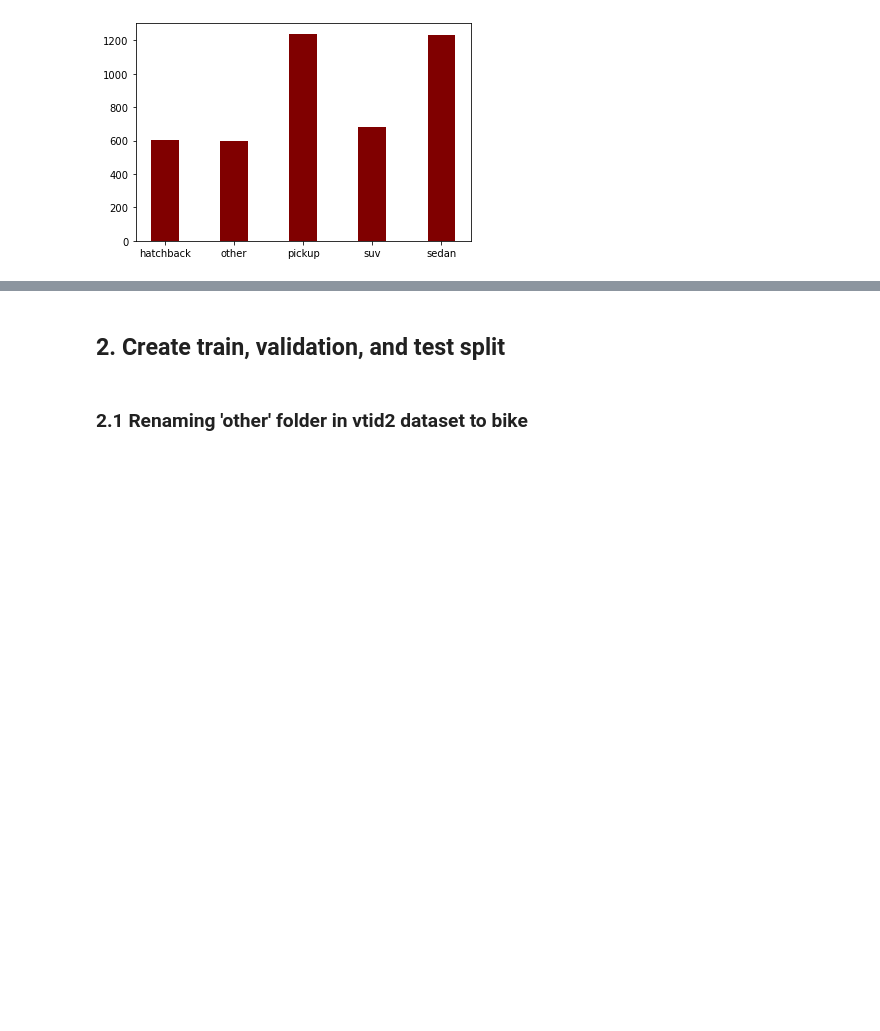
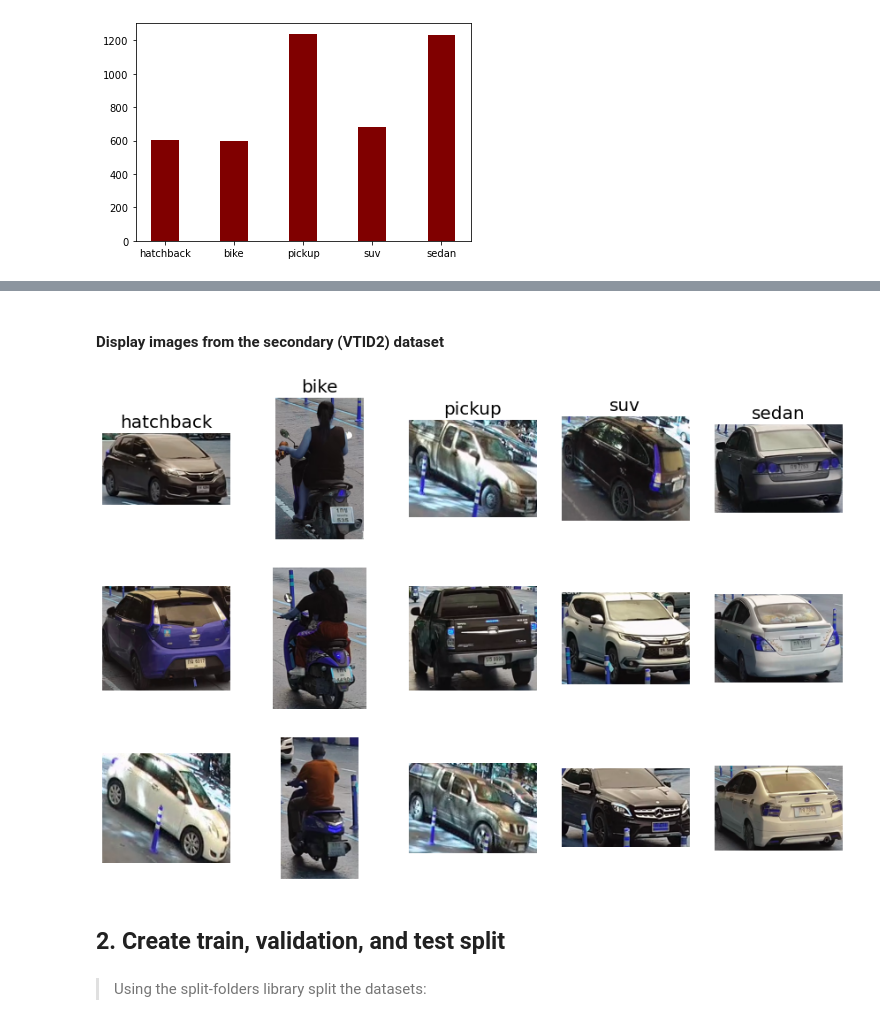
Before and after one commit to siddhantdhaware/vehicle_classification, a Jupyter notebook: 2_explore_prepare_datasets.ipynb, the cells around one changed output, grey strips where cells are left out. Saved outputs shown, nothing was run; the diff lists cells and outputs as text; code cells hidden in the pictures; blank space fills up the shorter version.

```diff
--- a/2_explore_prepare_datasets.ipynb
+++ b/2_explore_prepare_datasets.ipynb
@@ -62,4 +109,22 @@ plt.bar(vtid2_info.keys(), vtid2_info.values(), color ='maroon',
+# %% [markdown]
+#### Display images from the secondary (VTID2) dataset
+# %%
+rows = 3
+cols = 5
+
+# define subplot
+fig, axes = plt.subplots(nrows=rows, ncols=cols, figsize=(15, 10))
+
+# For each class, plot 3 three in a column
+for i in range(len(vtid2_classes)):
+  axes[0, i].set_title(vtid2_classes[i], fontsize=20)
+  for j in range(rows):
+    img = cv2.imread(vtid2_imgs[vtid2_classes[i]][j])
+    axes[j, i].imshow(img)
+    axes[j, i].axis('off')
+    if j == 0:
+      axes[j, i].set_ylabel(vtid2_classes[i])
+# %% [output]
+[figure, added]
 # %% [markdown]
 ## 2. Create train, validation, and test split
-# %% [markdown]
-### 2.1 Renaming 'other' folder in vtid2 dataset to bike
@@ -69 +131,3 @@ if os.path.exists(raw_vtid2_path + '/' + 'other'):
+# %% [markdown]
+> Using the split-folders library split the datasets:
 # %%
```
Also changed, not shown: parts of 15 cells of this notebook, 2 other files.
